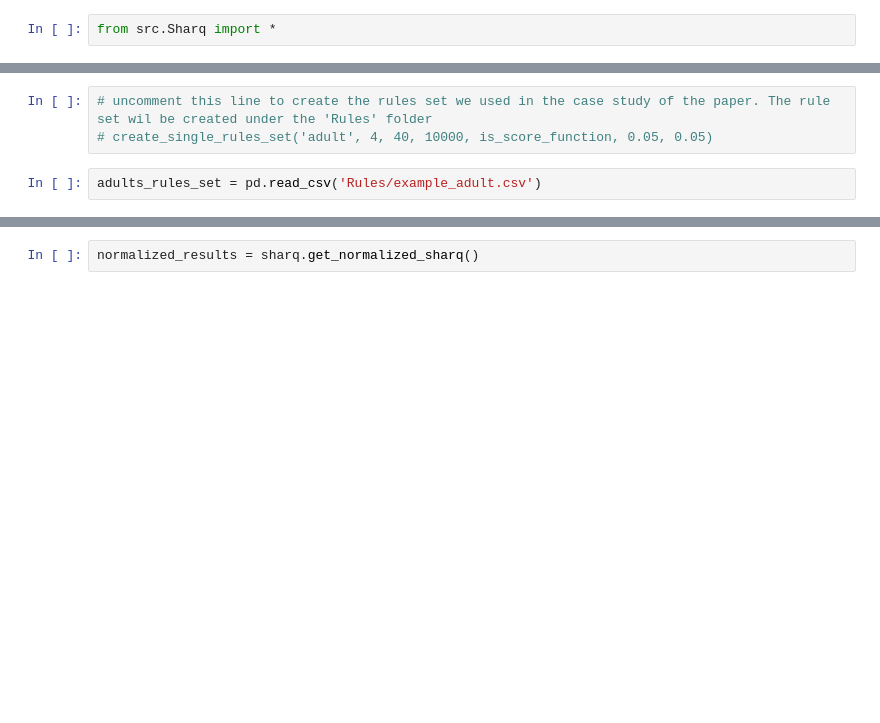
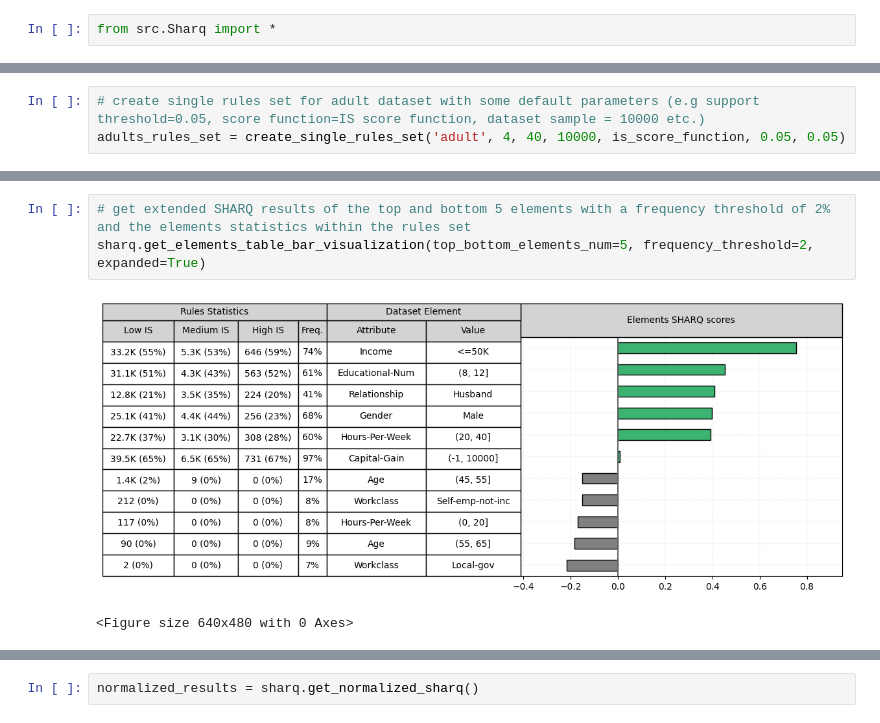
Before and after one commit to hadarib123/SHARQ-demo, a Jupyter notebook: example_notebook_demo_adult.ipynb, the cells around one changed output, grey strips where cells are left out. Drawn from its saved outputs; the diff is of its cells as text; blank space fills up the shorter version.

```diff
--- a/example_notebook_demo_adult.ipynb
+++ b/example_notebook_demo_adult.ipynb
@@ -6,5 +18,3 @@ from src.Sharq import *
 # %%
-# uncomment this line to create the rules set we used in the case study of the paper. The rule set wil be created under the 'Rules' folder
-# create_single_rules_set('adult', 4, 40, 10000, is_score_function, 0.05, 0.05)
+# create single rules set for adult dataset with some default parameters (e.g support threshold=0.05, score function=IS score function, dataset sample = 10000 etc.)
+adults_rules_set = create_single_rules_set('adult', 4, 40, 10000, is_score_function, 0.05, 0.05)
-# %%
-adults_rules_set = pd.read_csv('Rules/example_adult.csv')
@@ -19,2 +39,8 @@ get_sharq_visualization(top_bottom_elements)
 # %% [output]
 [figure]
+# %%
+# get extended SHARQ results of the top and bottom 5 elements with a frequency threshold of 2% and the elements statistics within the rules set
+sharq.get_elements_table_bar_visualization(top_bottom_elements_num=5, frequency_threshold=2, expanded=True)
+# %% [output]
+[figure, added]
+<Figure size 640x480 with 0 Axes>
```
Also changed, not shown: parts of 16 cells of this notebook.
